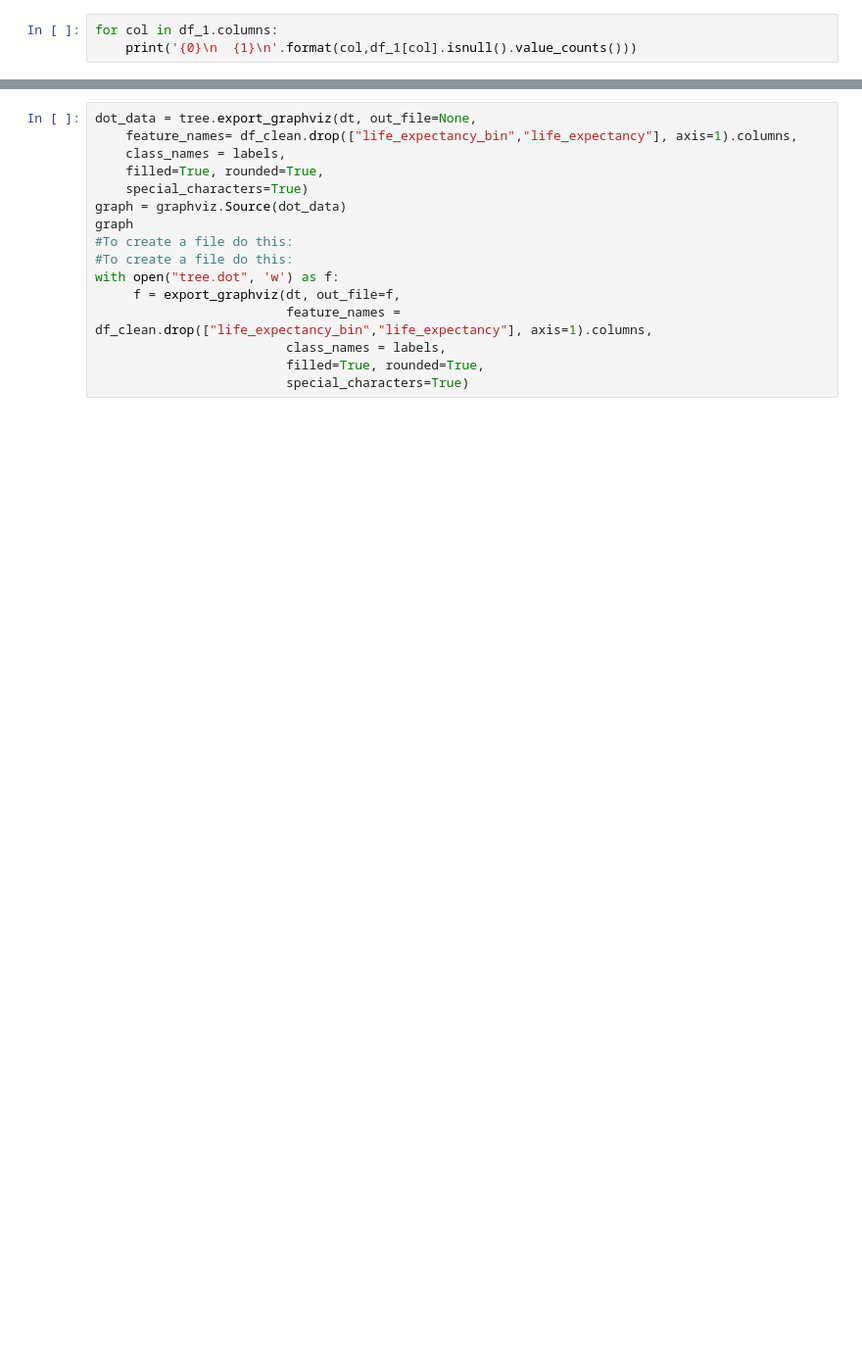
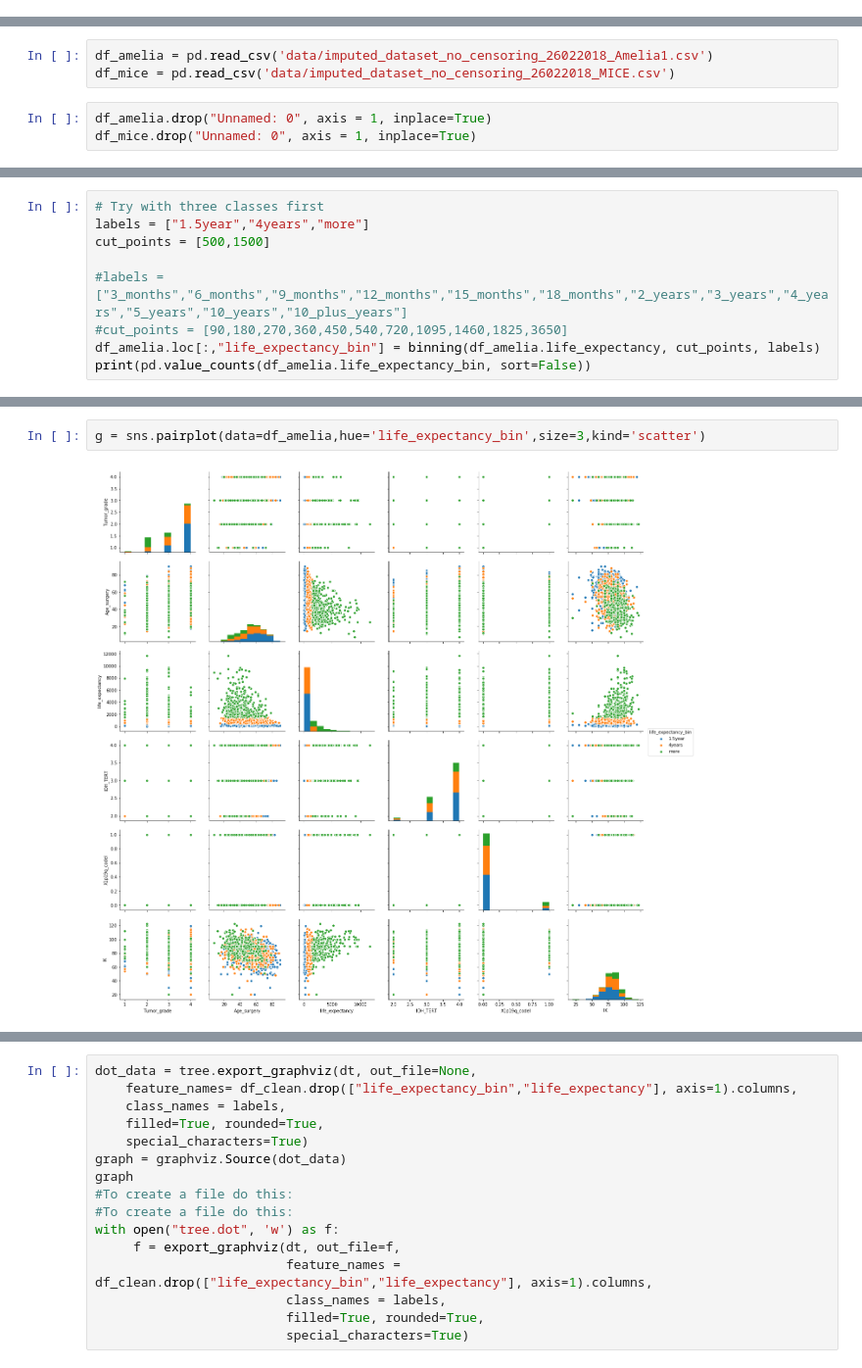
Before and after one commit to patricieni/ICM, a Jupyter notebook: Modelling.ipynb, the cells around one changed output, grey strips where cells are left out. Shown at 98% size. Cells and saved outputs as stored; diff of their text form; blank space fills up the shorter version.

```diff
--- a/Modelling.ipynb
+++ b/Modelling.ipynb
@@ -85,3 +0,0 @@ df_1 = df_small.dropna(axis=0, how='any')
-# %%
-for col in df_1.columns:
-    print('{0}\n  {1}\n'.format(col,df_1[col].isnull().value_counts()))
@@ -211,0 +120,6 @@ Now apply PCA to lower the dimensionality of our data. And then perform a simple
+# %%
+df_amelia = pd.read_csv('data/imputed_dataset_no_censoring_26022018_Amelia1.csv')
+df_mice = pd.read_csv('data/imputed_dataset_no_censoring_26022018_MICE.csv')
+# %%
+df_amelia.drop("Unnamed: 0", axis = 1, inplace=True)
+df_mice.drop("Unnamed: 0", axis = 1, inplace=True)
@@ -211,0 +155,9 @@ Now apply PCA to lower the dimensionality of our data. And then perform a simple
+# %%
+# Try with three classes first
+labels = ["1.5year","4years","more"]
+cut_points = [500,1500]
+
+#labels = ["3_months","6_months","9_months","12_months","15_months","18_months","2_years","3_years","4_years","5_years","10_years","10_plus_years"]
+#cut_points = [90,180,270,360,450,540,720,1095,1460,1825,3650]
+df_amelia.loc[:,"life_expectancy_bin"] = binning(df_amelia.life_expectancy, cut_points, labels)
+print(pd.value_counts(df_amelia.life_expectancy_bin, sort=False))
@@ -211,0 +184,4 @@ Now apply PCA to lower the dimensionality of our data. And then perform a simple
+# %%
+g = sns.pairplot(data=df_amelia,hue='life_expectancy_bin',size=3,kind='scatter')
+# %% [output]
+[figure, added]
```
Also changed, not shown: parts of 66 cells of this notebook, 1 other file.
